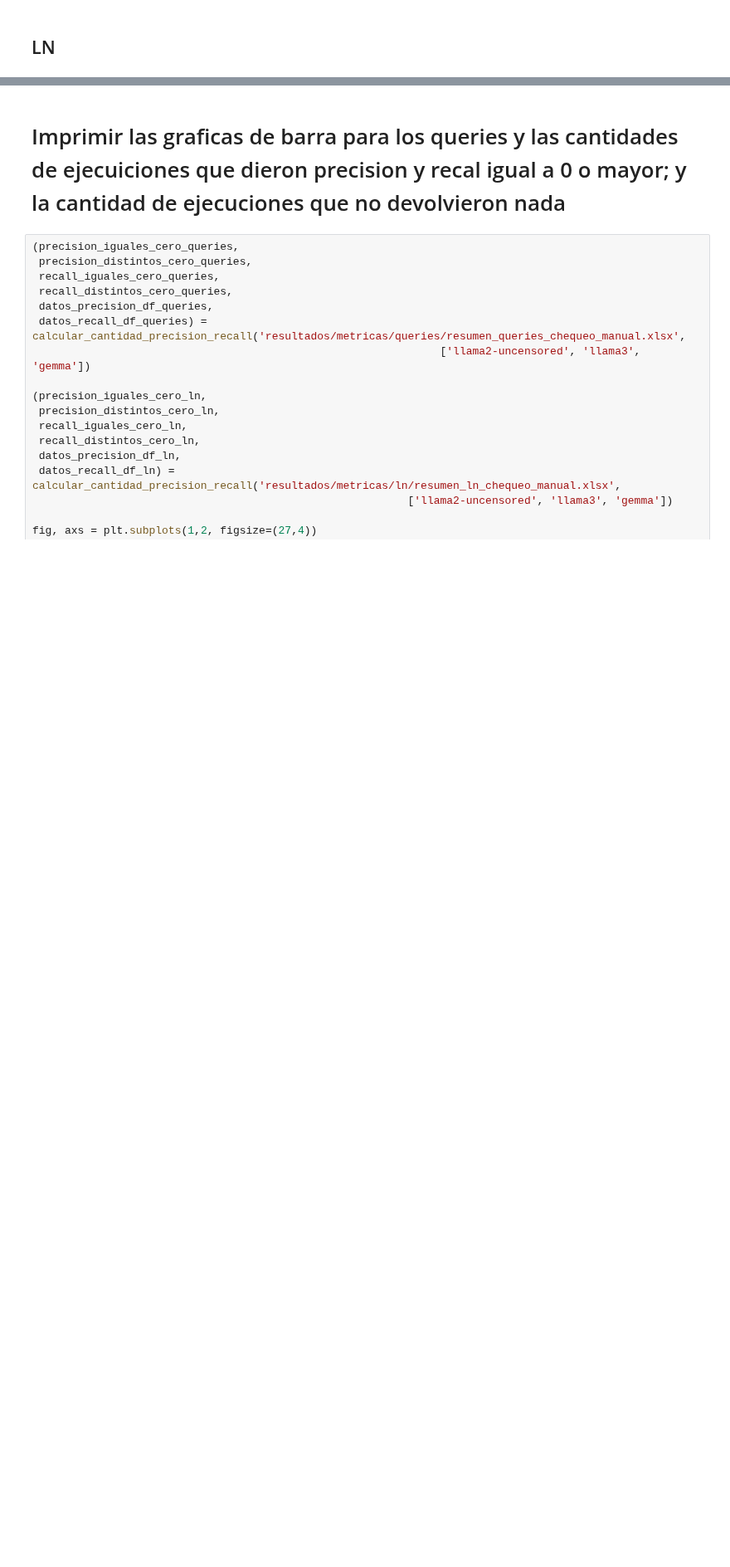
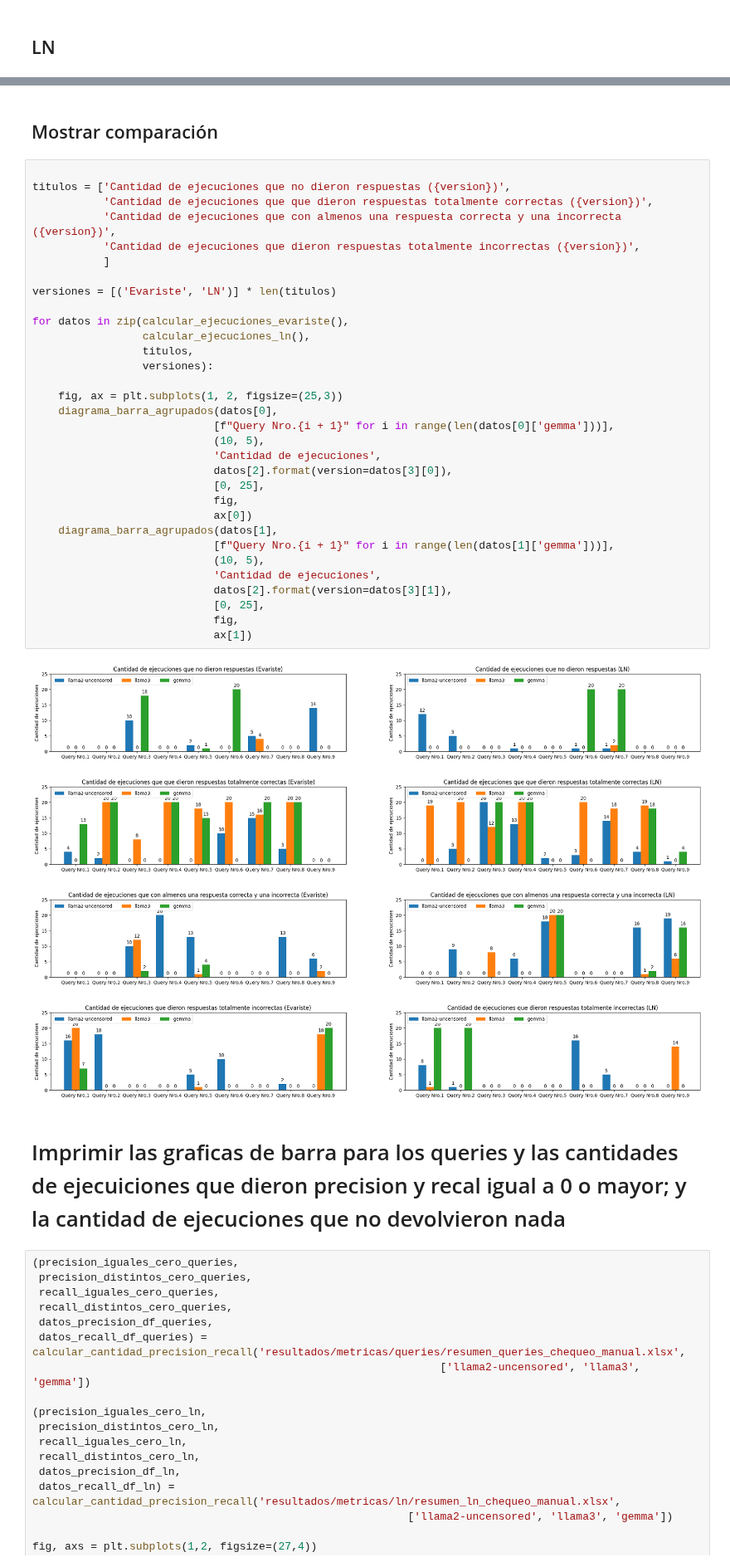
Before and after one commit to Kenny-R/evariste, a Jupyter notebook: calcular_metricas.ipynb, the cells around one changed output, grey strips where cells are left out. Shown at 83% size. Drawn from its saved outputs; the diff is of its cells as text; blank space fills up the shorter version.

```diff
--- a/calcular_metricas.ipynb
+++ b/calcular_metricas.ipynb
@@ -586,3 +524,42 @@ diagrama_barra_agrupados(cantidad_respuestas_incorrectas,
+# %% [markdown]
+## Mostrar comparación
+# %%
+
+titulos = ['Cantidad de ejecuciones que no dieron respuestas ({version})',
+           'Cantidad de ejecuciones que que dieron respuestas totalmente correctas ({version})',
+           'Cantidad de ejecuciones que con almenos una respuesta correcta y una incorrecta ({version})',
+           'Cantidad de ejecuciones que dieron respuestas totalmente incorrectas ({version})',
+           ]
+
+versiones = [('Evariste', 'LN')] * len(titulos)
+
+for datos in zip(calcular_ejecuciones_evariste(),
+                 calcular_ejecuciones_ln(),
+                 titulos,
+                 versiones):
+
+    fig, ax = plt.subplots(1, 2, figsize=(25,3))
+    diagrama_barra_agrupados(datos[0],
+                            [f"Query Nro.{i + 1}" for i in range(len(datos[0]['gemma']))],
+                            (10, 5),
+                            'Cantidad de ejecuciones',
+                            datos[2].format(version=datos[3][0]),
+                            [0, 25],
+                            fig,
+                            ax[0])
+    diagrama_barra_agrupados(datos[1],
+                            [f"Query Nro.{i + 1}" for i in range(len(datos[1]['gemma']))],
+                            (10, 5),
+                            'Cantidad de ejecuciones',
+                            datos[2].format(version=datos[3][1]),
+                            [0, 25],
+                            fig,
+                            ax[1])
+# %% [output]
+[figure, added]
+[figure, added]
+[figure, added]
+[figure, added]
 # %% [markdown]
 # Imprimir las graficas de barra para los queries y las cantidades de ejecuiciones que dieron precision y recal igual a 0 o mayor; y la cantidad de ejecuciones que no devolvieron nada
 # %%
```
Also changed, not shown: parts of 12 cells of this notebook.
